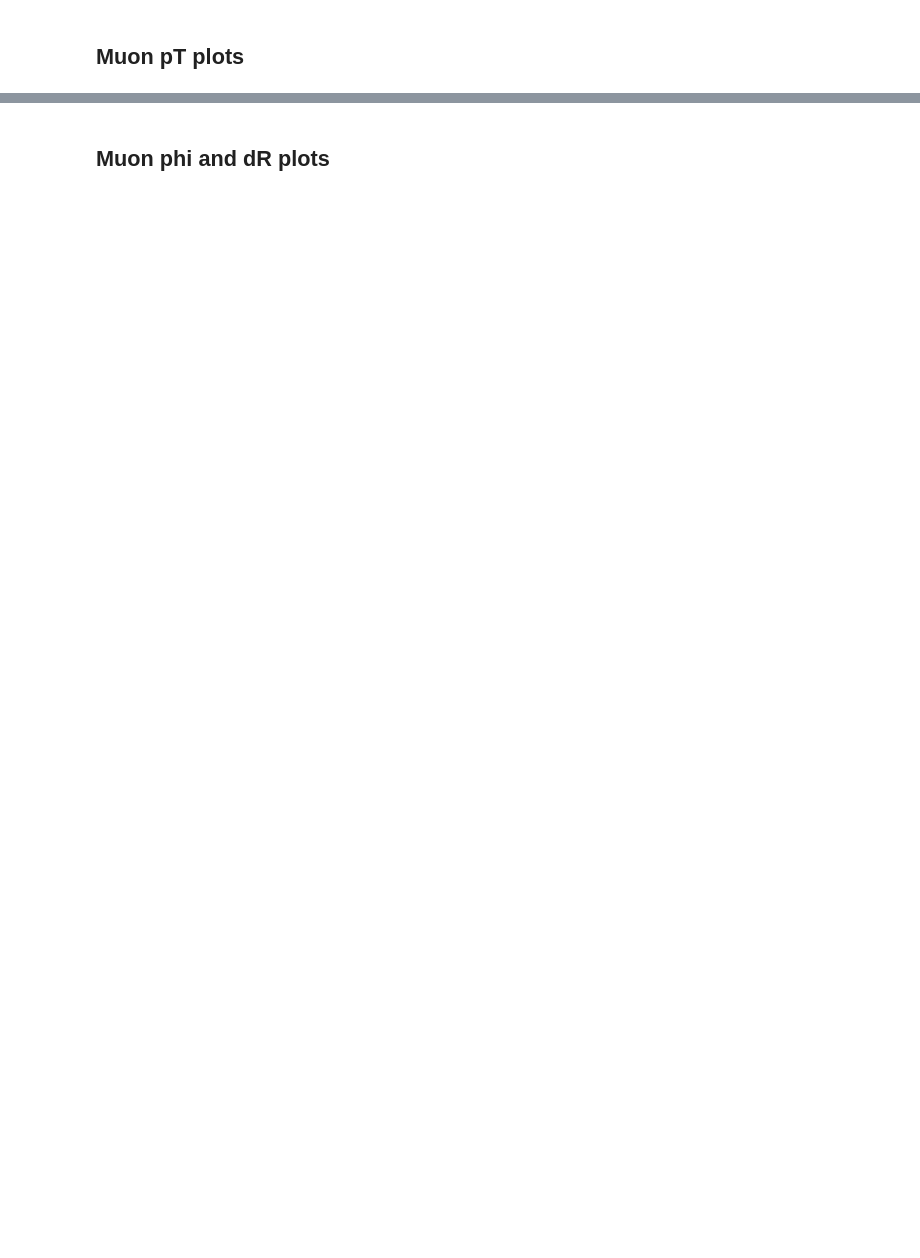
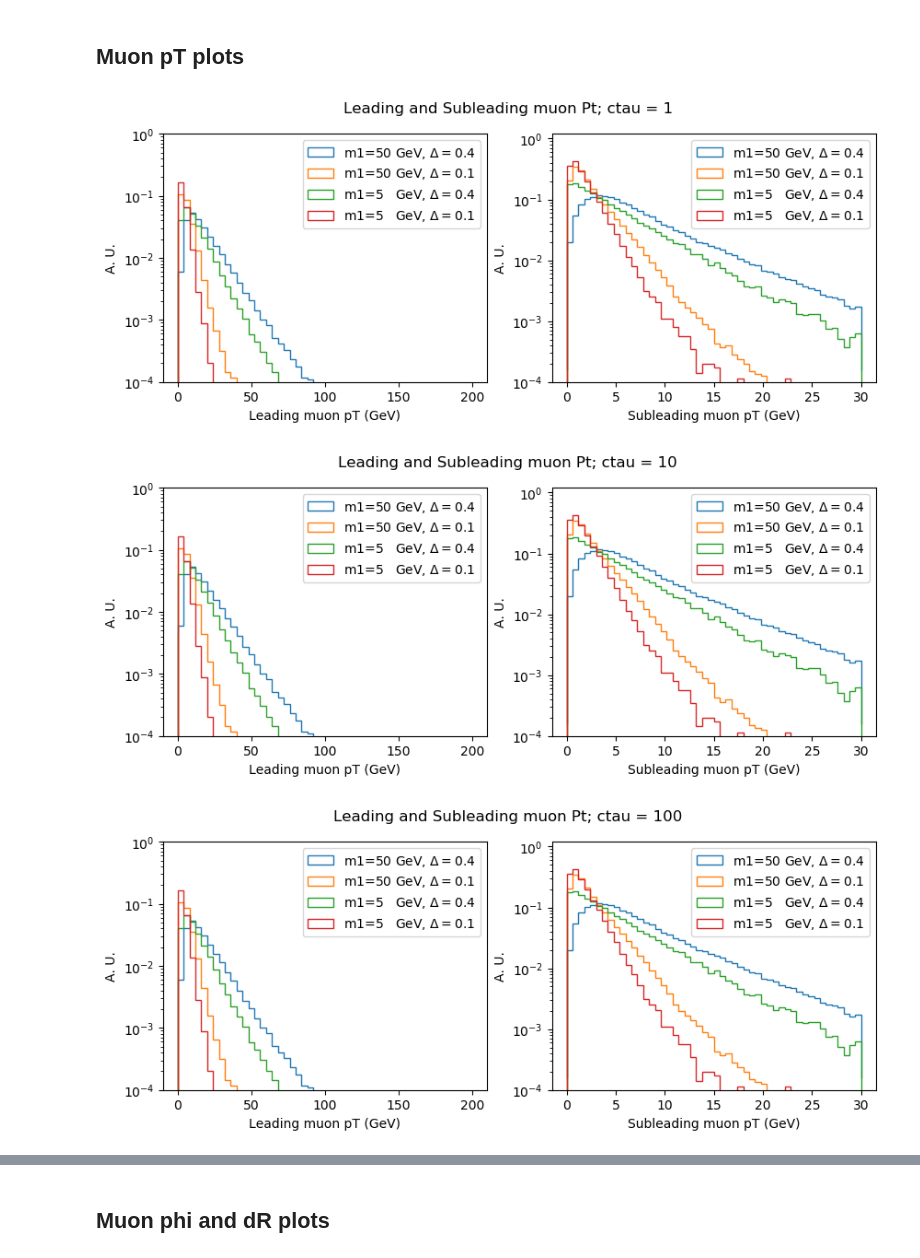
Before and after one commit to afrankenthal/iDM-analysis-plotting, a Jupyter notebook: GenKinematicsNew.ipynb, the cells around one changed output, grey strips where cells are left out. Saved outputs shown, nothing was run; the diff lists cells and outputs as text; code cells hidden in the pictures; blank space fills up the shorter version.

```diff
--- a/GenKinematicsNew.ipynb
+++ b/GenKinematicsNew.ipynb
@@ -255,37 +211,45 @@ recoDfs['60p0']['1'].join(genDfs['60p0']['1'])
 # %% [markdown]
 ## Muon pT plots
 # %%
-labels = {'60p0':'50 GeV, $\Delta=0.4$', '52p5':'50 GeV, $\Delta=0.1$', \
-         '6p0':'5   GeV, $\Delta=0.4$', '5p25':'5   GeV, $\Delta=0.1$'}
-mchis = ['60p0']#, '52p5', '6p0', '5p25']
-ctaus = ['1']#, 10, 100, 1000]
+labels = {'60p0':'m1=50 GeV, $\Delta=0.4$', '52p5':'m1=50 GeV, $\Delta=0.1$', \
+         '6p0':'m1=5   GeV, $\Delta=0.4$', '5p25':'m1=5   GeV, $\Delta=0.1$'}
+mchis = ['60p0', '52p5', '6p0', '5p25']
+ctaus = ['1', '10', '100', '1000']
 #ctau = '1'
-fig, ax = plt.subplots(1,2, figsize=(10,3.5))
-genNewDfs = OrderedDict({})
-recoNewDfs = OrderedDict({})
-leadingMuPt = OrderedDict({})
-subleadingMuPt = OrderedDict({})
-for mchi in mchis:
-    genNewDfs[mchi] = OrderedDict({})
-    recoNewDfs[mchi] = OrderedDict({})
-    leadingMuPt[mchi] = OrderedDict({})
-    for ctau in ctaus:
-        #genNewDfs[mchi][ctau] = genDfs[mchi][ctau].pandas.df(['pid','pt','eta','phi'])
-        #leadingMuPt[mchi][ctau] = genNewDfs[mchi][ctau].query('pid==13|pid==-13').groupby('entry')['pt'].max()
+#fig, ax = plt.subplots(1,2, figsize=(10,3.5))
+
+
+#genNewDfs = OrderedDict({})
+#recoNewDfs = OrderedDict({})
+#leadingMuPt = OrderedDict({})
+#subleadingMuPt = OrderedDict({})
+for ctau in ctaus:
+    fig, ax = plt.subplots(1,2, figsize=(10,3.5))
+    plt.suptitle("Leading and Subleading muon Pt; ctau = %s"%ctau)
+#    genNewDfs[mchi] = OrderedDict({})
+#    recoNewDfs[mchi] = OrderedDict({})
+#    leadingMuPt[mchi] = OrderedDict({})
+    for mchi in mchis:
         leadingMuPt[mchi][ctau] = genDfs[mchi][ctau].query('pid==13|pid==-13').groupby('entry')['pt'].max()
-    #print(genNewDfs[mchi][ctau])
+        #leadingMuPt[mchi][ctau] = genDfs[ctau][mchi].query('pid==13|pid==-13').groupby('entry')['pt'].max()
         ax[0].hist(leadingMuPt[mchi][ctau], bins=50, range=(0,200), histtype='step', density=True, log=True, label=labels[mchi]);
-ax[0].set_ylim([0.0001, 1])
-ax[0].set_xlabel('Leading muon pT (GeV)')
-ax[0].set_ylabel('A. U.')
-ax[0].legend();
+    ax[0].set_ylim([0.0001, 1])
+    ax[0].set_xlabel('Leading muon pT (GeV)')
+    ax[0].set_ylabel('A. U.')
+    ax[0].legend();
 
-for mchi in mchis:
-    subleadingMuPt[mchi] = OrderedDict({})
-    for ctau in ctaus:
+#for mchi in mchis:
+#    subleadingMuPt[mchi] = OrderedDict({})
+    for mchi in mchis:
         subleadingMuPt[mchi][ctau] = genDfs[mchi][ctau].query('pid==13|pid==-13').groupby('entry')['pt'].min()
+        #subleadingMuPt[mchi][ctau] = genDfs[ctau][mchi].query('pid==13|pid==-13').groupby('entry')['pt'].min()
         ax[1].hist(subleadingMuPt[mchi][ctau], bins=50, range=(0,30), histtype='step', density=True, log=True, label=labels[mchi]);
-ax[1].set_ylim([0.0001, 1.2])
-ax[1].set_xlabel('Subleading muon pT (GeV)')
-ax[1].set_ylabel('A. U.')
-ax[1].legend();
+    ax[1].set_ylim([0.0001, 1.2])
+    ax[1].set_xlabel('Subleading muon pT (GeV)')
+    ax[1].set_ylabel('A. U.')
+    ax[1].legend();
+    plt.savefig("plots/GenKinematics/Gen_mu_pt_ctau_%s"%ctau, bbox_inches='tight')
+# %% [output]
+[figure, added]
+[figure, added]
+[figure, added]
```
Also changed, not shown: parts of 29 cells of this notebook, 30 other files.
